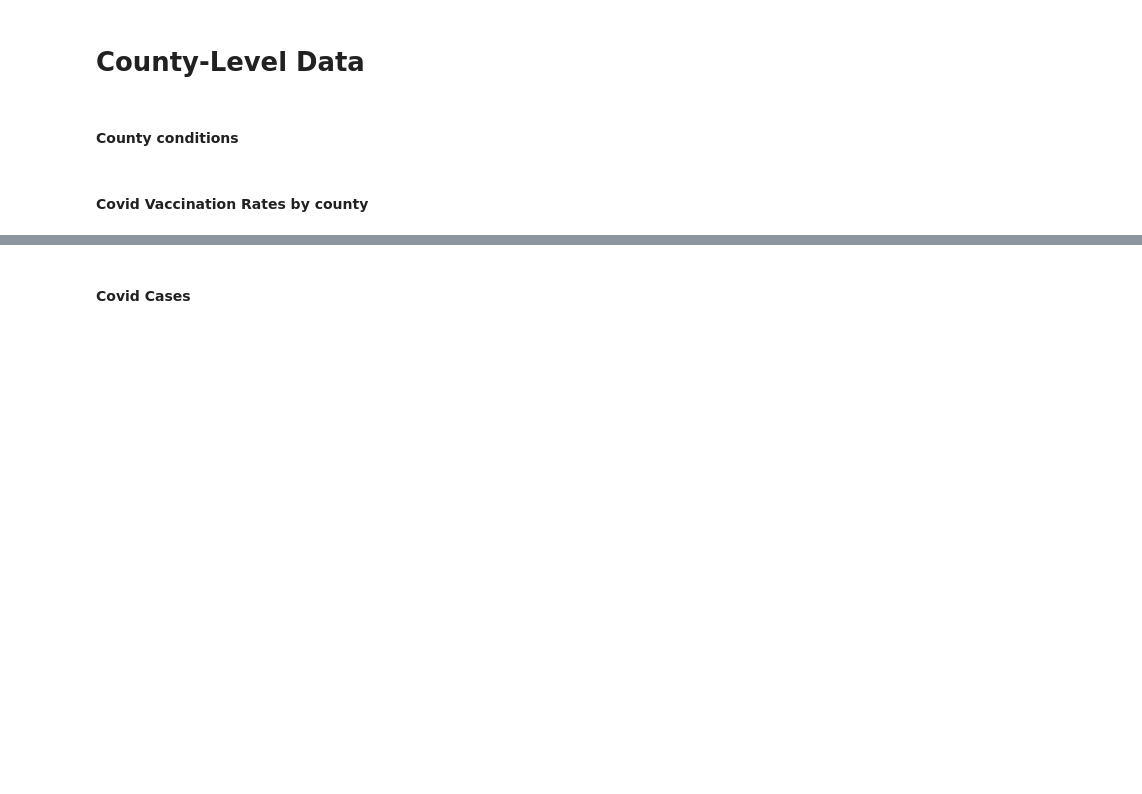
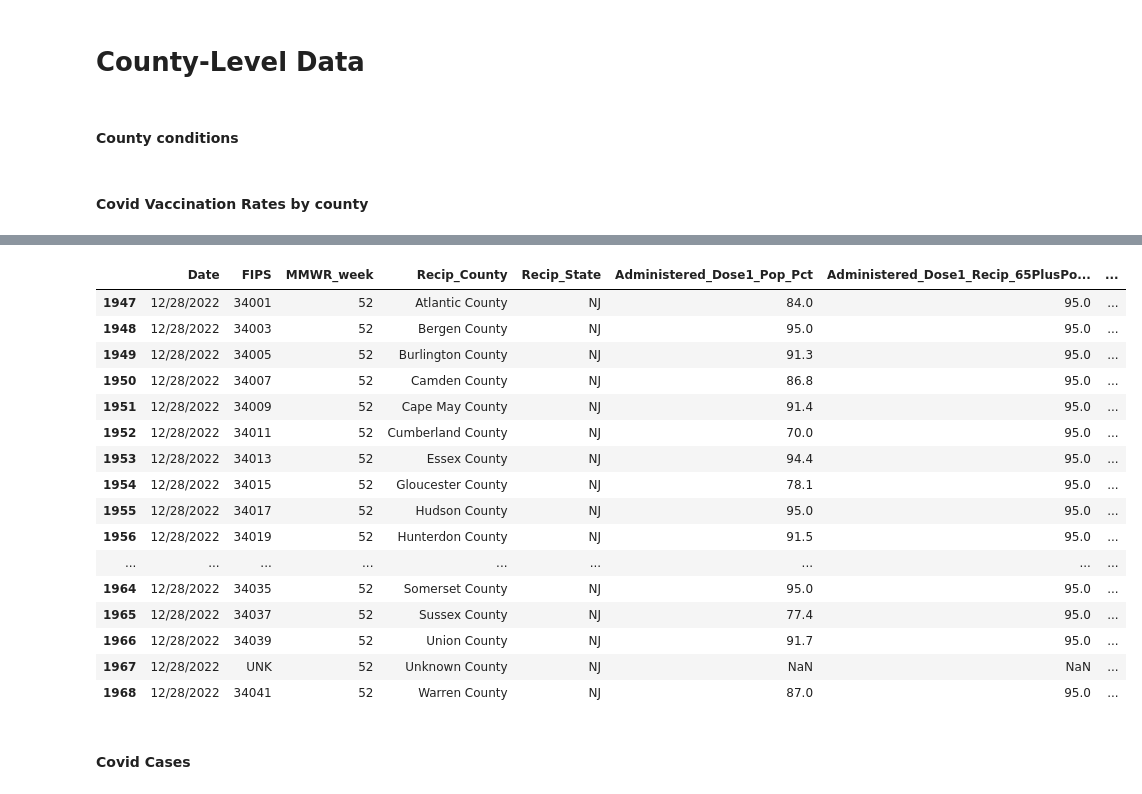
Before and after one commit to rafirahman27/Preparing_for_the_next_Pandemic, a Jupyter notebook: Katie.ipynb, the cells around one changed output, grey strips where cells are left out. Drawn from its saved outputs; the diff is of its cells as text; code cells hidden in the pictures; blank space fills up the shorter version.

Commit message:
minor cleaning nj and state vax

```diff
--- a/Katie.ipynb
+++ b/Katie.ipynb
@@ -699,3 +793,23 @@ covid_vax[covid_vax['Date'] == '10/18/2021'].shape
+# %%
+covid_vax[(covid_vax['Recip_State'] == 'NJ') & (covid_vax['Date'] == '12/28/2022')]
+# %% [output]
+|  | Date | FIPS | MMWR_week | Recip_County | Recip_State | Administered_Dose1_Pop_Pct | Administered_Dose1_Recip_65PlusPo... | ... |
+| 1947 | 12/28/2022 | 34001 | 52 | Atlantic County | NJ | 84.0 | 95.0 | ... |
+| 1948 | 12/28/2022 | 34003 | 52 | Bergen County | NJ | 95.0 | 95.0 | ... |
+| 1949 | 12/28/2022 | 34005 | 52 | Burlington County | NJ | 91.3 | 95.0 | ... |
+| 1950 | 12/28/2022 | 34007 | 52 | Camden County | NJ | 86.8 | 95.0 | ... |
+| 1951 | 12/28/2022 | 34009 | 52 | Cape May County | NJ | 91.4 | 95.0 | ... |
+| 1952 | 12/28/2022 | 34011 | 52 | Cumberland County | NJ | 70.0 | 95.0 | ... |
+| 1953 | 12/28/2022 | 34013 | 52 | Essex County | NJ | 94.4 | 95.0 | ... |
+| 1954 | 12/28/2022 | 34015 | 52 | Gloucester County | NJ | 78.1 | 95.0 | ... |
+| 1955 | 12/28/2022 | 34017 | 52 | Hudson County | NJ | 95.0 | 95.0 | ... |
+| 1956 | 12/28/2022 | 34019 | 52 | Hunterdon County | NJ | 91.5 | 95.0 | ... |
+| ... | ... | ... | ... | ... | ... | ... | ... | ... |
+| 1964 | 12/28/2022 | 34035 | 52 | Somerset County | NJ | 95.0 | 95.0 | ... |
+| 1965 | 12/28/2022 | 34037 | 52 | Sussex County | NJ | 77.4 | 95.0 | ... |
+| 1966 | 12/28/2022 | 34039 | 52 | Union County | NJ | 91.7 | 95.0 | ... |
+| 1967 | 12/28/2022 | UNK | 52 | Unknown County | NJ | NaN | NaN | ... |
+| 1968 | 12/28/2022 | 34041 | 52 | Warren County | NJ | 87.0 | 95.0 | ... |
 # %% [markdown]
 #### Covid Cases
 # %%
```
Also changed, not shown: parts of 37 cells of this notebook, 2 other files.
